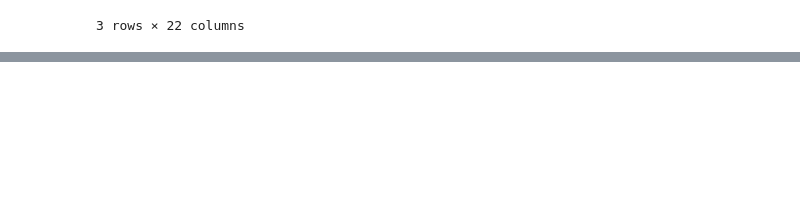
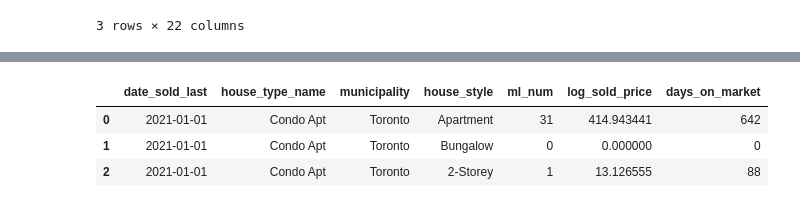
Before and after one commit to LucasWHJ/SSU-Data-Dash, a Jupyter notebook: notebooks/02_feature_modelling.ipynb, the cells around one changed output, grey strips where cells are left out. Cells and saved outputs as stored; diff of their text form; code cells hidden in the pictures; blank space fills up the shorter version.

```diff
--- a/notebooks/02_feature_modelling.ipynb
+++ b/notebooks/02_feature_modelling.ipynb
@@ -40,5 +45,8 @@ homes.head(3)
 # %%
 homes['sold_to_list_price_ratio'] = homes['sold_price'] / homes['list_price']
+
+homes['log_list_price'] = np.log(homes['list_price'])
+homes['log_sold_price'] = np.log(homes['sold_price'])
 # %%
 amenity_cols = ['bedrooms', 'washrooms', 'parking_total', 'garage']
 
@@ -129,0 +134,7 @@ homes.head(3)
+# %%
+daily_sales.head(3)
+# %% [output]
+|  | date_sold_last | house_type_name | municipality | house_style | ml_num | log_sold_price | days_on_market |
+| 0 | 2021-01-01 | Condo Apt | Toronto | Apartment | 31 | 414.943441 | 642 |
+| 1 | 2021-01-01 | Condo Apt | Toronto | Bungalow | 0 | 0.000000 | 0 |
+| 2 | 2021-01-01 | Condo Apt | Toronto | 2-Storey | 1 | 13.126555 | 88 |
```
Also changed, not shown: parts of 20 cells of this notebook.
